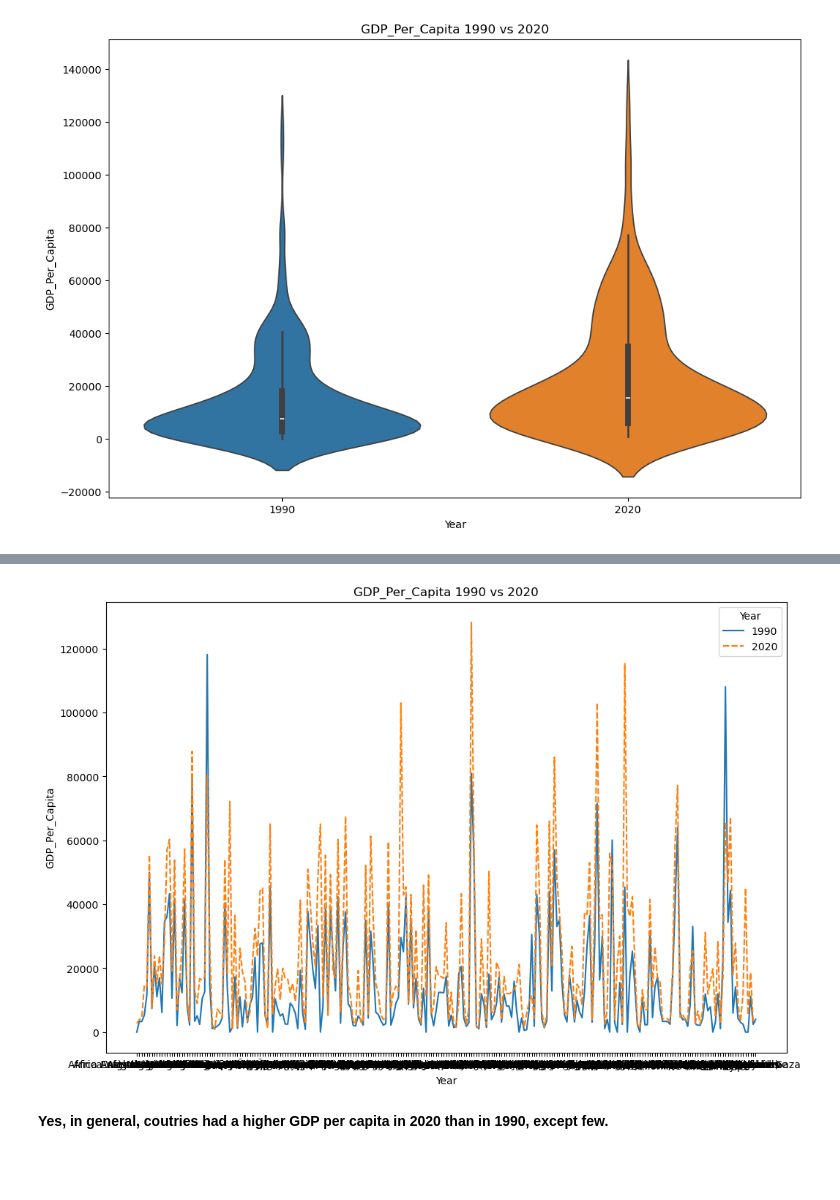
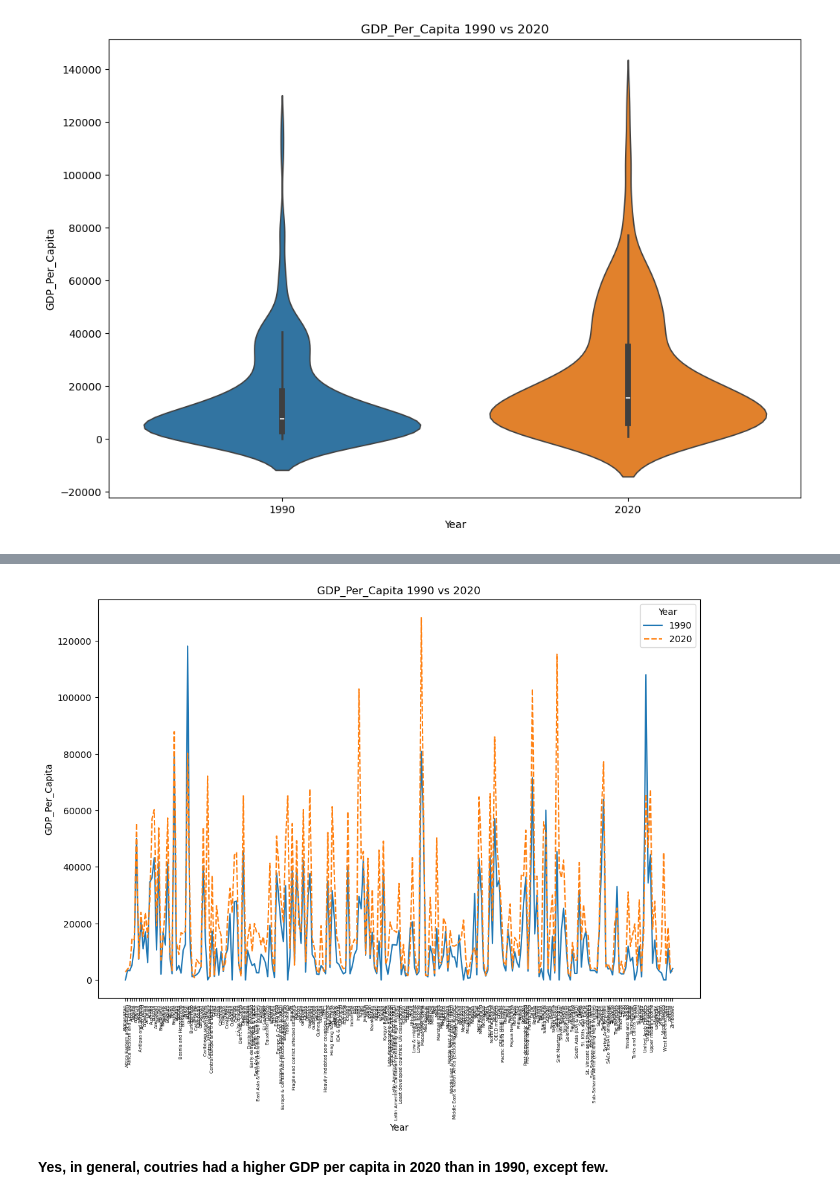
Before and after one commit to NSS-Data-Analytics-Cohort-16/da16-python-gdp-and-internet-use-analysis-janvimehendale, a Jupyter notebook: notebooks/gdp_internetuse.ipynb, the cells around one changed output, grey strips where cells are left out. Cells and saved outputs as stored; diff of their text form; code cells hidden in the pictures; blank space fills up the shorter version.

```diff
--- a/notebooks/gdp_internetuse.ipynb
+++ b/notebooks/gdp_internetuse.ipynb
@@ -626,11 +628,12 @@ plt.show()
 # %%
 sns.lineplot(data=gdp_1990_2020)
 plt.xlabel("Year")
 plt.ylabel("GDP_Per_Capita")
 plt.title("GDP_Per_Capita 1990 vs 2020")
+plt.xticks(fontsize=5, rotation=90)
 plt.show()
 # %% [output]
-[figure, old version]
+[figure, new version]
 # %% [markdown]
 **Yes, in general, coutries had a higher GDP per capita in 2020 than in 1990, except few.**
 # %%
```
Also changed, not shown: parts of 3 cells of this notebook.
